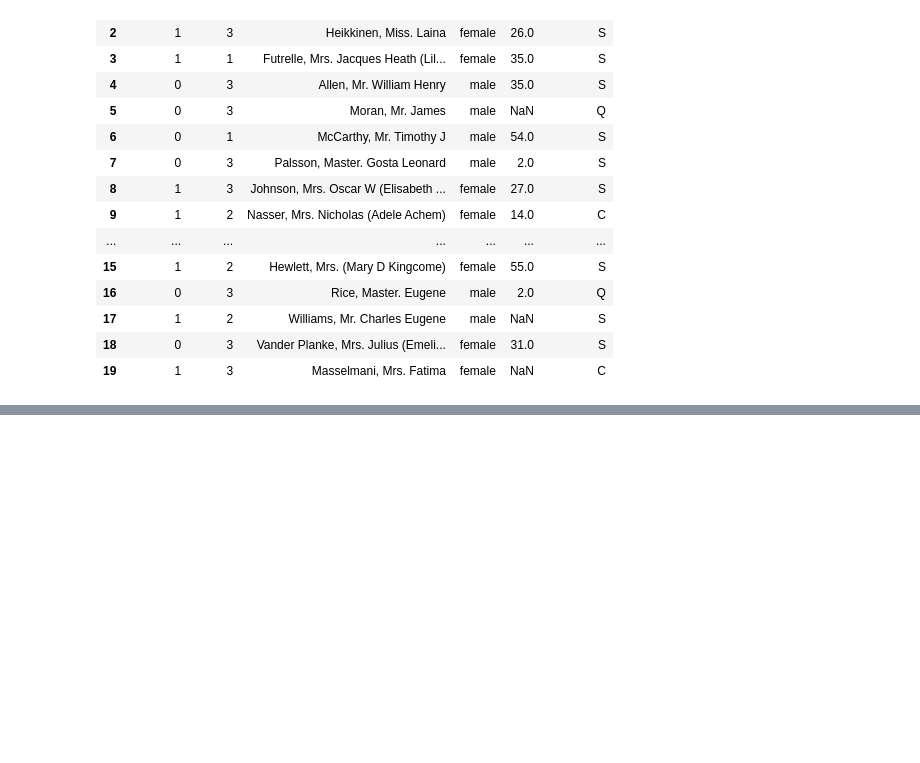
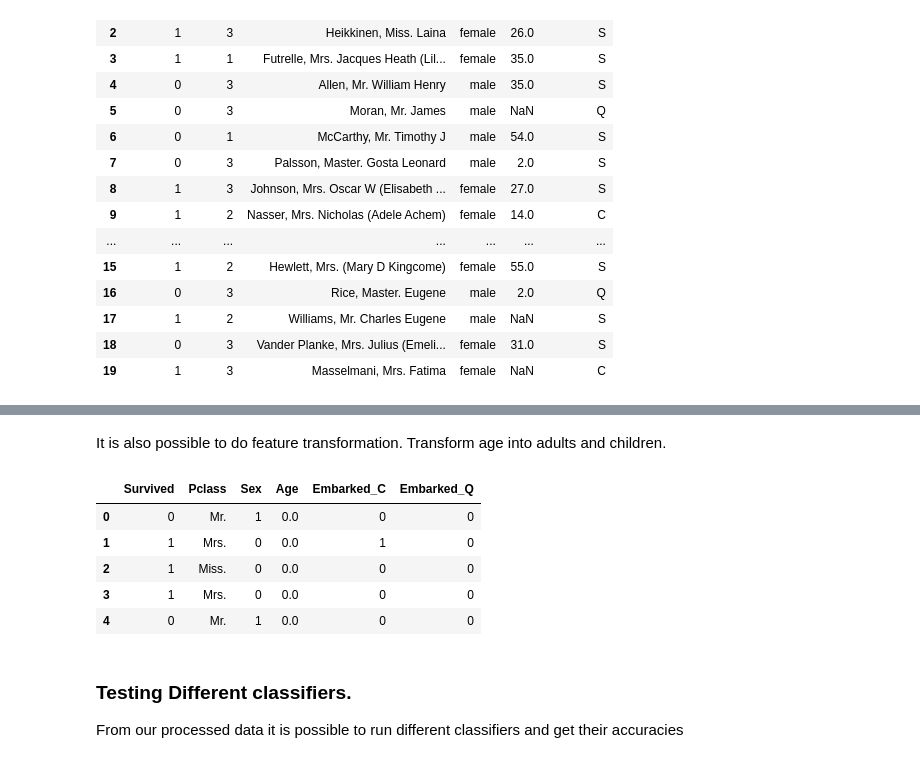
Before and after one commit to muokicaleb/Titanic, a Jupyter notebook: Titanic.ipynb, the cells around one changed output, grey strips where cells are left out. Drawn from its saved outputs; the diff is of its cells as text; code cells hidden in the pictures; blank space fills up the shorter version.

```diff
--- a/Titanic.ipynb
+++ b/Titanic.ipynb
@@ -166,0 +248,31 @@ X.head(20)
+# %%
+n_traning= dataset.shape[0]   #number of rows
+n_titles= len(title_mean_age[1])
+for i in range(0, n_traning):
+    if np.isnan(X.Age[i])==True:
+        for j in range(0, n_titles):
+            if X.Name[i] == title_mean_age[0][j]:
+                X.Age[i] = title_mean_age[1][j]
+
+
+X=X.drop(['Name'], axis=1)
+# %% [markdown]
+<p>It is also possible to do feature transformation. Transform age into adults and children.</p>
+# %%
+for i in range(0, n_traning):
+    if X.Age[i] > 18:
+        X.Age[i]= 0
+    else:
+        X.Age[i]= 1
+
+X.head()
+# %% [output]
+|  | Survived | Pclass | Sex | Age | Embarked_C | Embarked_Q |
+| 0 | 0 | Mr. | 1 | 0.0 | 0 | 0 |
+| 1 | 1 | Mrs. | 0 | 0.0 | 1 | 0 |
+| 2 | 1 | Miss. | 0 | 0.0 | 0 | 0 |
+| 3 | 1 | Mrs. | 0 | 0.0 | 0 | 0 |
+| 4 | 0 | Mr. | 1 | 0.0 | 0 | 0 |
+# %% [markdown]
+<h3>Testing Different classifiers.</h3>
+<p>From our processed data it is possible to run different classifiers and get their accuracies</p>
```
Also changed, not shown: parts of 9 cells of this notebook.
